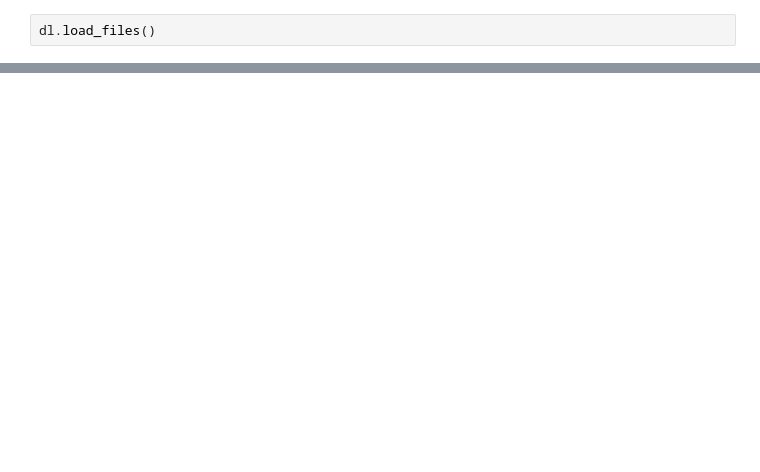
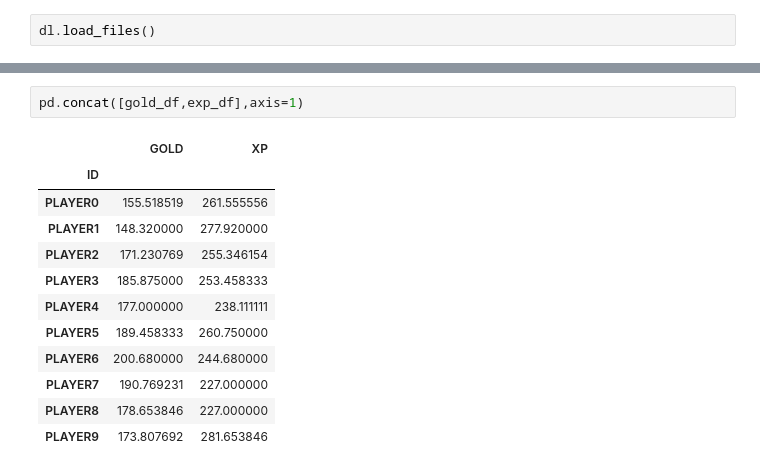
Before and after one commit to ag1737/finalProject, a Jupyter notebook: bard.ipynb, the cells around one changed output, grey strips where cells are left out. Saved outputs shown, nothing was run; the diff lists cells and outputs as text; blank space fills up the shorter version.

```diff
--- a/bard.ipynb
+++ b/bard.ipynb
@@ -71,0 +114,15 @@ dl.game_dict["5494646356"].get_lane_percentage()
+# %%
+pd.concat([gold_df,exp_df],axis=1)
+# %% [output]
+|  | GOLD | XP |
+| ID |  |  |
+| PLAYER0 | 155.518519 | 261.555556 |
+| PLAYER1 | 148.320000 | 277.920000 |
+| PLAYER2 | 171.230769 | 255.346154 |
+| PLAYER3 | 185.875000 | 253.458333 |
+| PLAYER4 | 177.000000 | 238.111111 |
+| PLAYER5 | 189.458333 | 260.750000 |
+| PLAYER6 | 200.680000 | 244.680000 |
+| PLAYER7 | 190.769231 | 227.000000 |
+| PLAYER8 | 178.653846 | 227.000000 |
+| PLAYER9 | 173.807692 | 281.653846 |
```
Also changed, not shown: parts of 12 cells of this notebook, 5 other files.
